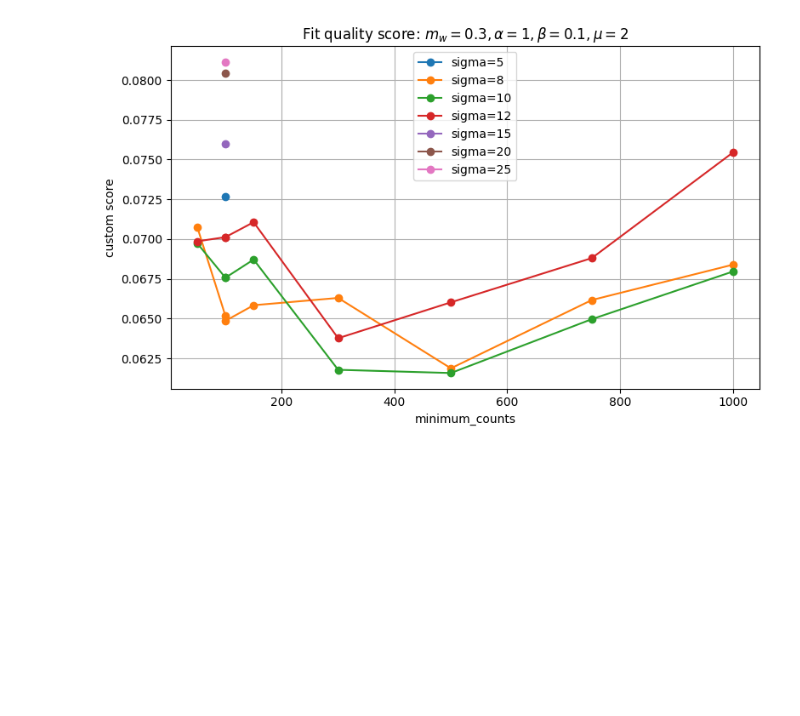
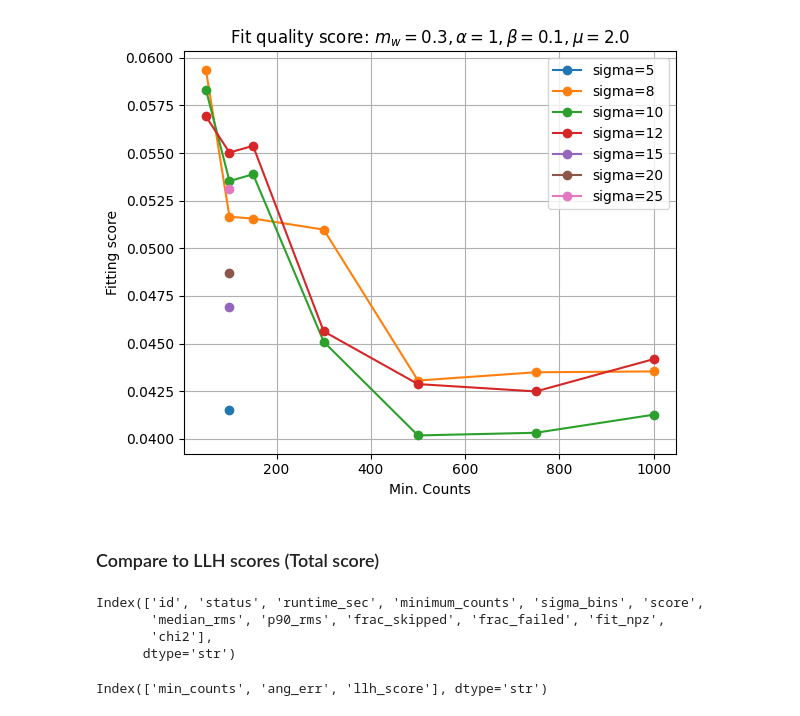
Before and after one commit to ElseSchnabele/kingmaker_fitting_parallization, a Jupyter notebook: likelihood_analysis/notebooks/analyze_quality_scans.ipynb, the cells around one changed output. Drawn from its saved outputs; the diff is of its cells as text; code cells hidden in the pictures; blank space fills up the shorter version.

Commit message:
KM-1-3 bad CDF fitting origin search

```diff
--- a/likelihood_analysis/notebooks/analyze_quality_scans.ipynb
+++ b/likelihood_analysis/notebooks/analyze_quality_scans.ipynb
@@ -45,10 +71,10 @@ metrics = [
     "p90_rms",
     "frac_skipped",
     "frac_failed",
-    "runtime_sec",
+    "chi2",
 ]
 
-sigmas_to_plot = [8, 10, 12]
+sigmas_to_plot = [5, 8, 10, 12, 15, 20, 25]
 
 for metric in metrics:
 
@@ -87,14 +112,0 @@ for metric in metrics:
-# %%
-# recompute custom score
-
-median_weight = 0.3
-alpha_weight = 1.0
-beta_weight = 0.1
-mu_weight = 2.0
-
-df["custom_score"] = (
-    median_weight * df["median_rms"]
-    + alpha_weight * df["p90_rms"]
-    + beta_weight * df["frac_skipped"]
-    + mu_weight * df["frac_failed"]
-)
@@ -101,29 +124,43 @@ df["custom_score"] = (
 # %%
 import matplotlib.pyplot as plt
 
-plt.figure(figsize=(8, 5))
+plt.figure(figsize=(6, 5))
 
 for sigma in sorted(df["sigma_bins"].unique()):
 
     sub = (
         df[df["sigma_bins"] == sigma]
         .sort_values("minimum_counts")
     )
 
     plt.plot(
         sub["minimum_counts"],
-        sub["custom_score"],
+        sub["score"],
         marker="o",
         label=f"sigma={sigma}",
     )
 
-plt.xlabel("minimum_counts")
-plt.ylabel("custom score")
-plt.title(r"Fit quality score: $m_w = 0.3, \alpha = 1, \beta = 0.1, \mu = 2$")
+plt.xlabel("Min. Counts")
+plt.ylabel("Fitting score")
+plt.title(f"Fit quality score: $m_w = 0.3, \\alpha = 1, \\beta = 0.1, \mu = 2.0$")
 plt.grid()
 plt.legend()
 
 plt.tight_layout()
 plt.show()
 # %% [output]
-[figure, old version]
+[figure, new version]
+# %% [markdown]
+### Compare to LLH scores (Total score)
+# %%
+df.columns
+# %% [output]
+Index(['id', 'status', 'runtime_sec', 'minimum_counts', 'sigma_bins', 'score',
+       'median_rms', 'p90_rms', 'frac_skipped', 'frac_failed', 'fit_npz',
+       'chi2'],
+      dtype='str')
+# %%
+llh_score_df = pd.read_csv(llh_csv_path)
+llh_score_df.columns
+# %% [output]
+Index(['min_counts', 'ang_err', 'llh_score'], dtype='str')
```
Also changed, not shown: parts of 8 cells of this notebook, 8 other files.
